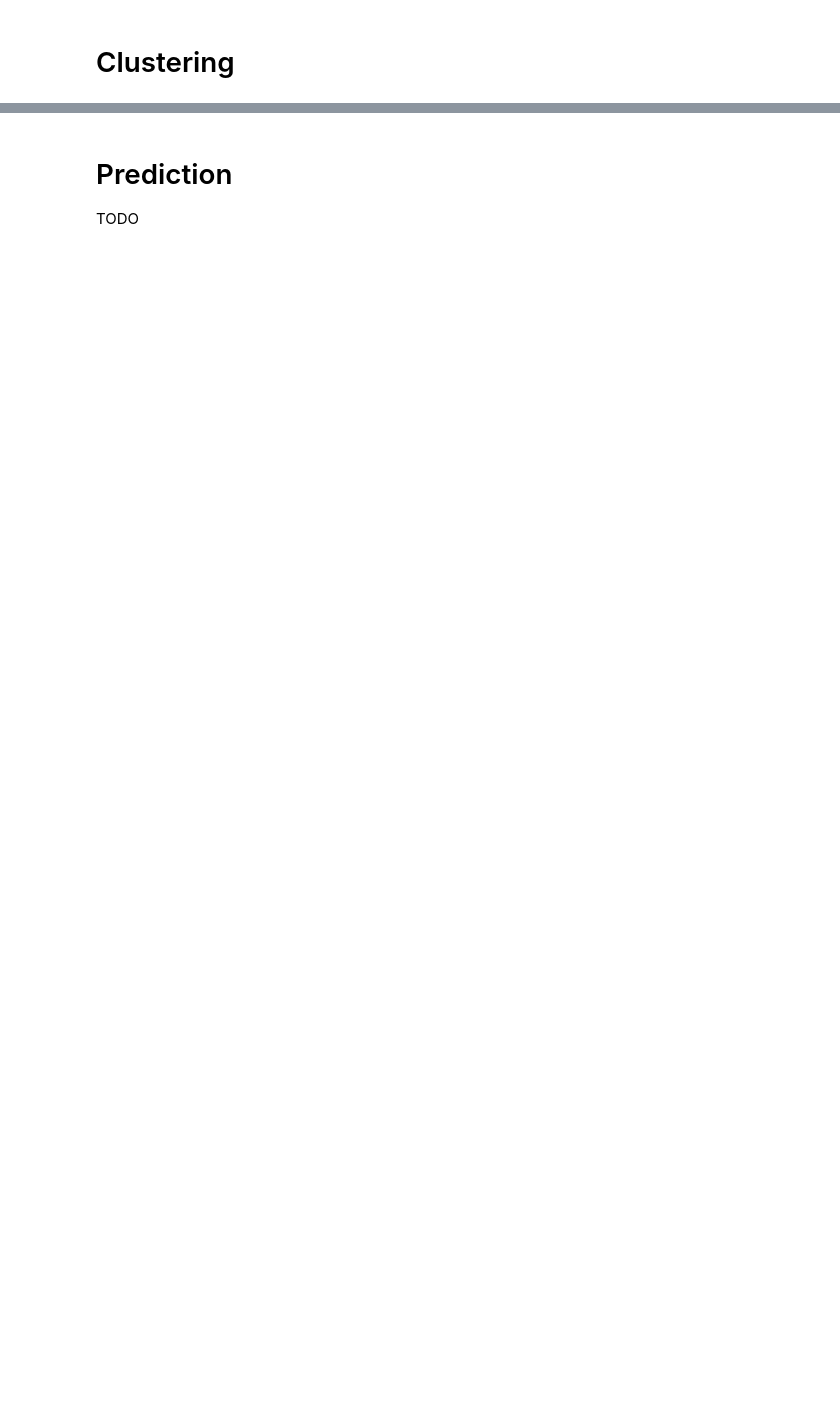
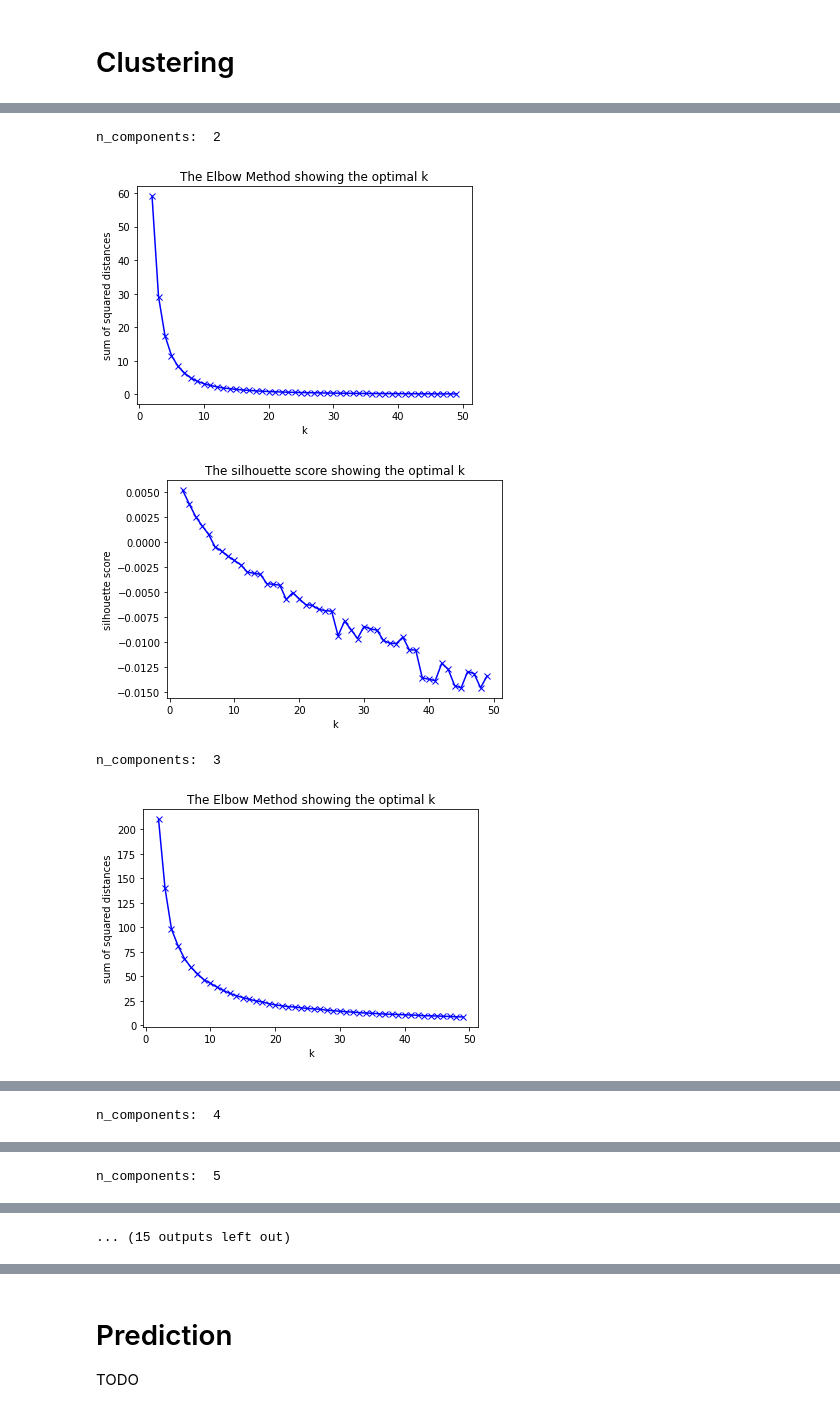
Before and after one commit to DonatJR/ita_ws20, a Jupyter notebook: notebooks/k-means.ipynb, the cells around one changed output, grey strips where cells are left out. Drawn from its saved outputs; the diff is of its cells as text; code cells hidden in the pictures; blank space fills up the shorter version.

```diff
--- a/notebooks/k-means.ipynb
+++ b/notebooks/k-means.ipynb
@@ -205,0 +224,17 @@ plt.show()
+# %%
+def get_lsa_transformation(n_components, corpus):
+    svd = TruncatedSVD(n_components)
+    normalizer = Normalizer(copy=False)
+    lsa = make_pipeline(svd, normalizer)
+    return lsa.fit_transform(corpus),svd
+# %%
+for n_components in [2,3,4,5,6,7,8,9,10]:
+    print("n_components: ", n_components)
+    X, svd = get_lsa_transformation(n_components, tfidf_corpus)
+    find_k(X, 50)
+# %% [output]
+n_components:  2
+[figure, added]
+[figure, added]
+n_components:  3
+[figure, added]
@@ -205,0 +242 @@ plt.show()
+n_components:  4
@@ -205,0 +245 @@ plt.show()
+n_components:  5
@@ -205,0 +248 @@ plt.show()
+... (15 outputs left out)
```
Also changed, not shown: parts of 20 cells of this notebook.
